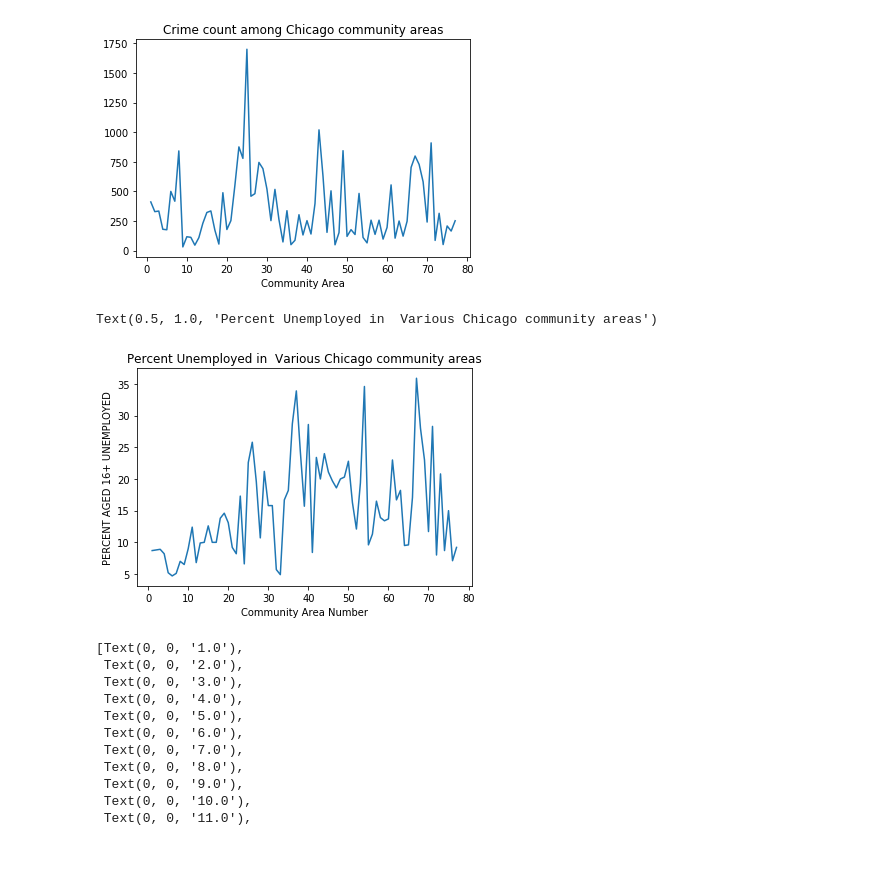
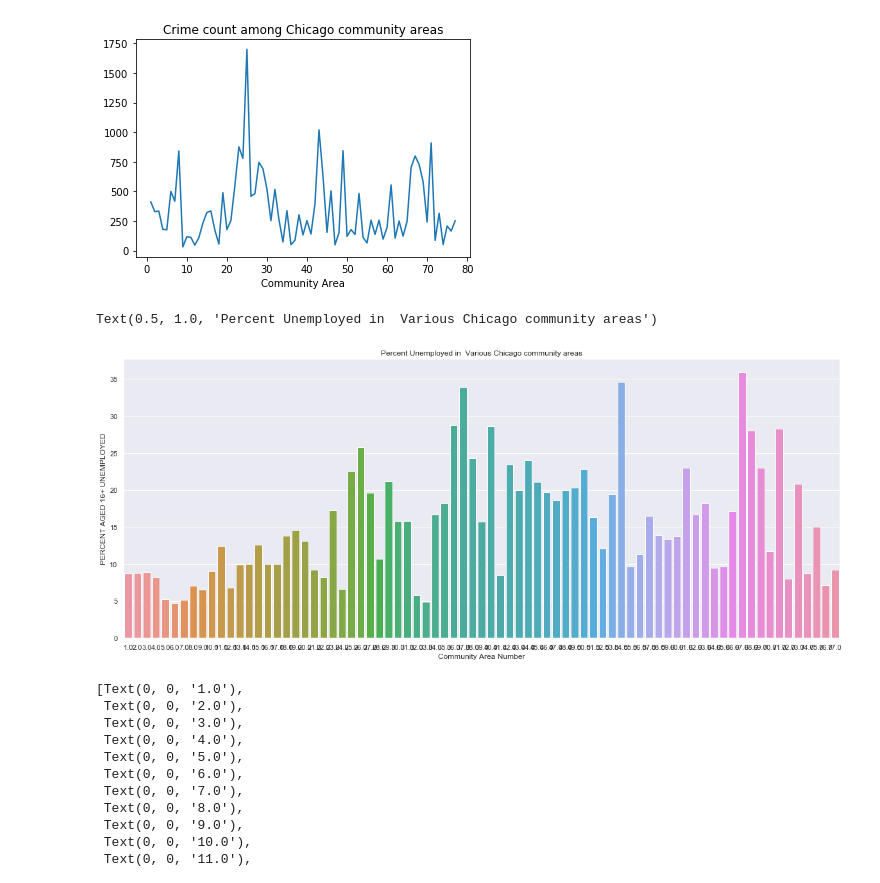
Before and after one commit to edgeslab/CS418-Project, a Jupyter notebook: 418_Project.ipynb, the cells around one changed output. Cells and saved outputs as stored; diff of their text form; code cells hidden in the pictures; blank space fills up the shorter version.

Commit message:
dataFiltered
Added column headers

```diff
--- a/418_Project.ipynb
+++ b/418_Project.ipynb
@@ -73,11 +73,11 @@ Text(0.5, 1.0, 'Crime count among Chicago community areas')
 [figure]
 # %%
 socioecon = pd.read_csv("ChicagoSocioecon.csv")
-plot = sns.lineplot(x="Community Area Number", y="PERCENT AGED 16+ UNEMPLOYED", data=socioecon)
+plot = sns.barplot(x="Community Area Number", y="PERCENT AGED 16+ UNEMPLOYED", data=socioecon)
 plot.set_title("Percent Unemployed in  Various Chicago community areas")
 # %% [output]
 Text(0.5, 1.0, 'Percent Unemployed in  Various Chicago community areas')
-[figure, old version]
+[figure, new version]
 # %%
 sns.set(rc={'figure.figsize':(20,8)})
 
```
Also changed, not shown: parts of 7 cells of this notebook, 1 other file.
